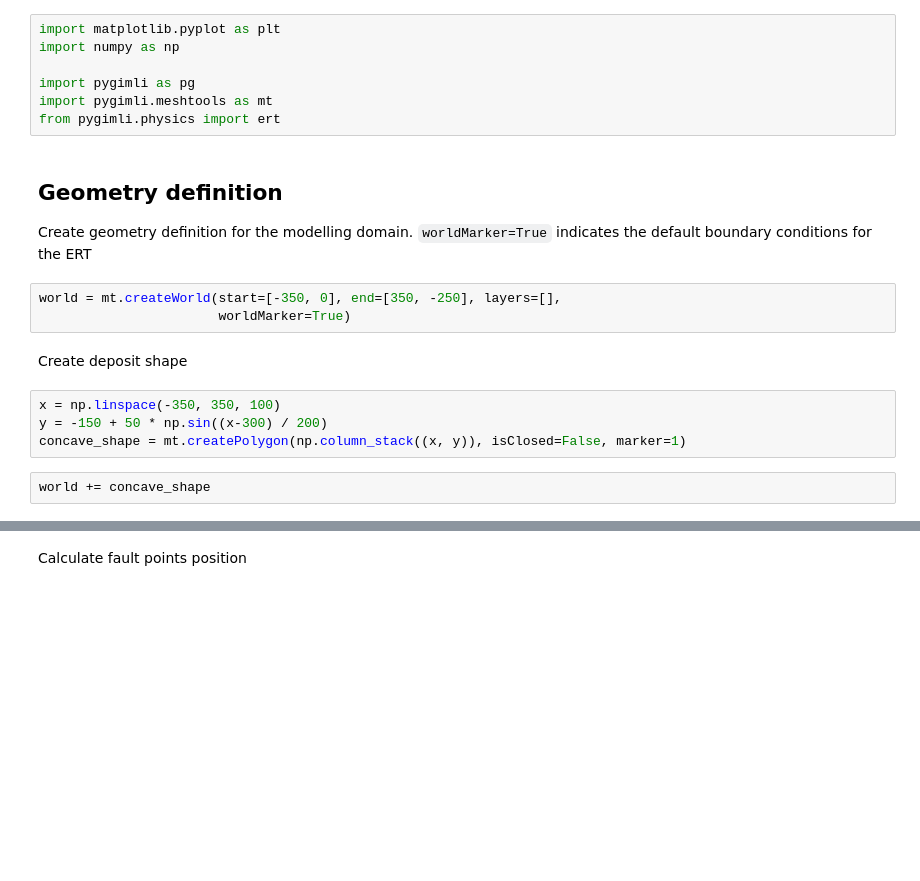
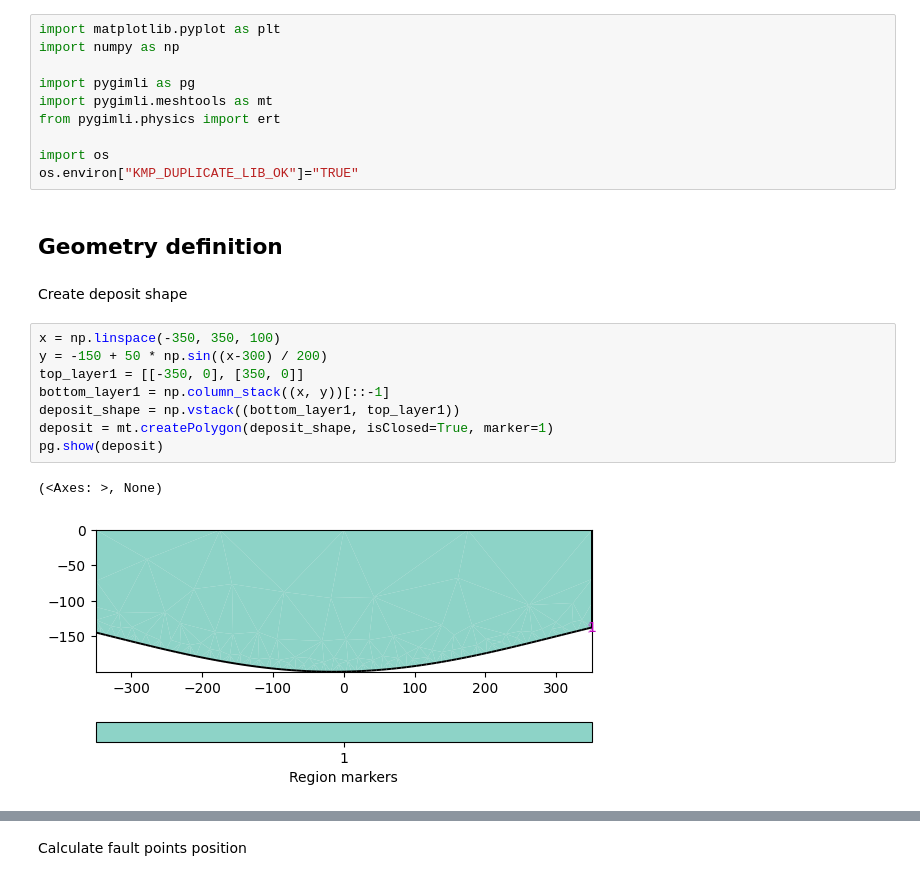
Before and after one commit to jcmefra/Aguas_Vichy, a Jupyter notebook: Modelling_complex.ipynb, the cells around one changed output, grey strips where cells are left out. Saved outputs shown, nothing was run; the diff lists cells and outputs as text; blank space fills up the shorter version.

Commit message:
ERT Modelling

```diff
--- a/Modelling_complex.ipynb
+++ b/Modelling_complex.ipynb
@@ -8,18 +8,21 @@ import numpy as np
 import pygimli as pg
 import pygimli.meshtools as mt
 from pygimli.physics import ert
+
+import os
+os.environ["KMP_DUPLICATE_LIB_OK"]="TRUE"
-# %% [markdown]
-## Geometry definition
-Create geometry definition for the modelling domain. ``worldMarker=True``
-indicates the default boundary conditions for the ERT
-# %%
-world = mt.createWorld(start=[-350, 0], end=[350, -250], layers=[],
-                       worldMarker=True)
+# %% [markdown]
+## Geometry definition
 # %% [markdown]
 Create deposit shape
 # %%
 x = np.linspace(-350, 350, 100)
 y = -150 + 50 * np.sin((x-300) / 200)
-concave_shape = mt.createPolygon(np.column_stack((x, y)), isClosed=False, marker=1)
+top_layer1 = [[-350, 0], [350, 0]]
+bottom_layer1 = np.column_stack((x, y))[::-1]
+deposit_shape = np.vstack((bottom_layer1, top_layer1))
+deposit = mt.createPolygon(deposit_shape, isClosed=True, marker=1)
+pg.show(deposit)
+# %% [output]
+(<Axes: >, None)
+[figure, added]
-# %%
-world += concave_shape
```
Also changed, not shown: parts of 10 cells of this notebook, 1 other file.
